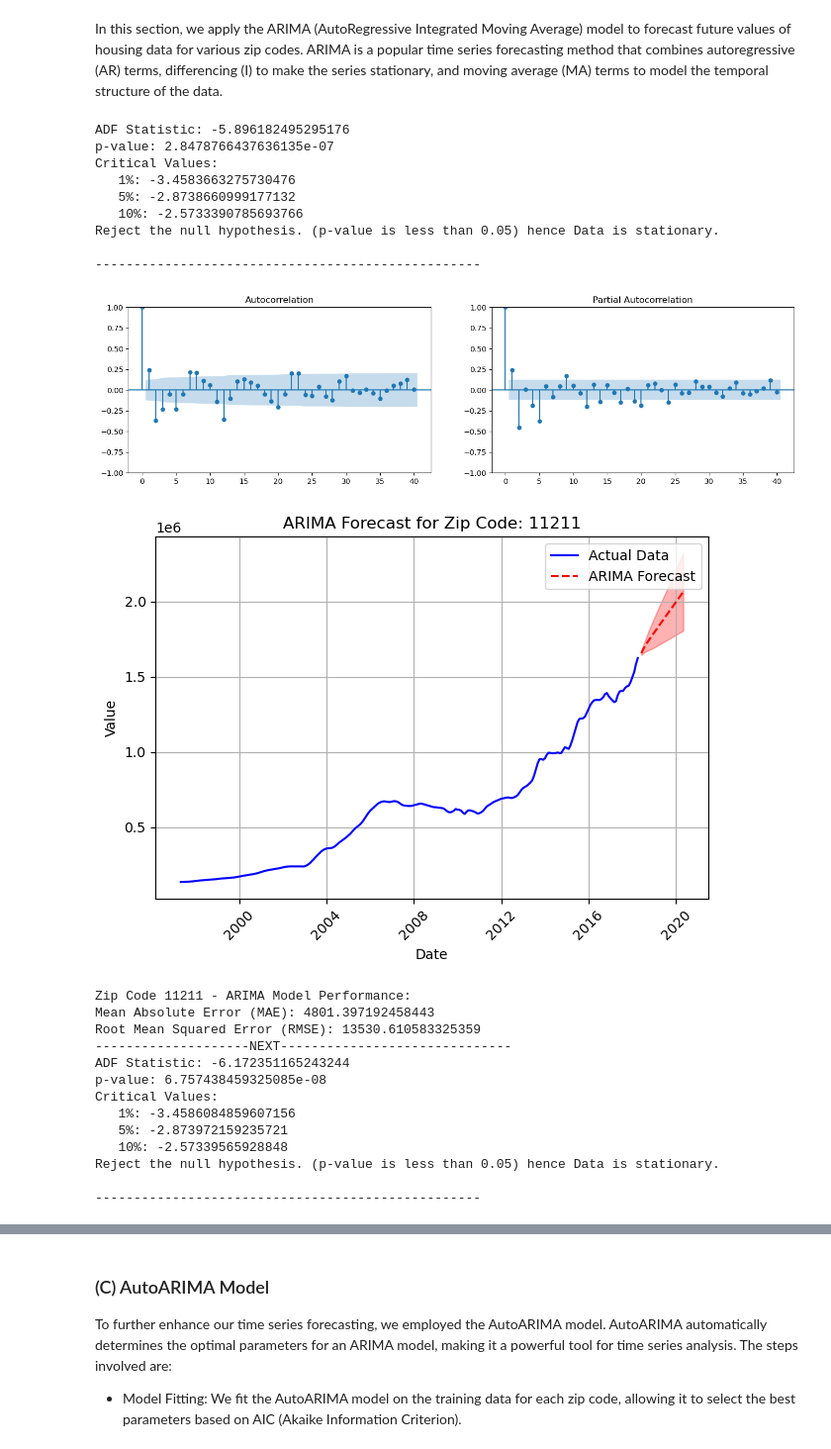
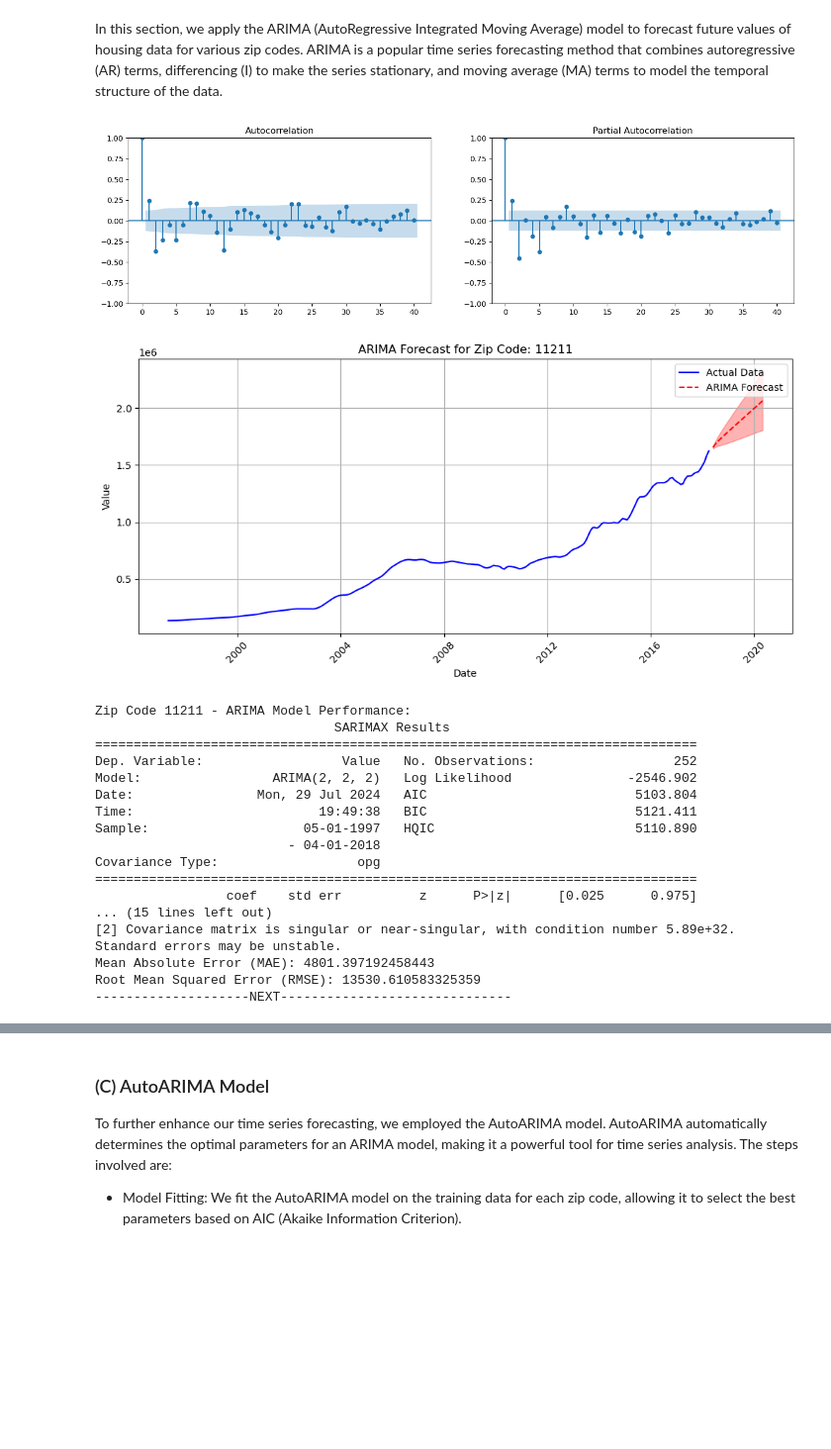
Before and after one commit to PaulMuniu/Phase-4-Group-Project, a Jupyter notebook: Student.ipynb, the cells around one changed output, grey strips where cells are left out. Shown at 99% size. Drawn from its saved outputs; the diff is of its cells as text; code cells hidden in the pictures; blank space fills up the shorter version.

```diff
--- a/Student.ipynb
+++ b/Student.ipynb
@@ -695,17 +695,19 @@ Date
 # %% [markdown]
 ##### Visualize Time Series for each ZipCode.
 # %%
-# Create the subplots
 plt.figure(figsize=(15, 10))
-plt.suptitle('Time Series of Property Values by Zip Code', fontsize=16, weight='bold')
+plt.suptitle('Time Series of Property Values by Zip Code.', fontsize=16, weight='bold')
 
 for index, zipcode in enumerate(zipcodes):
-    plt.subplot(3, 2, index+1)
-    df_ts[index]['Value'].plot()
-    plt.title(f'Zip code: {zipcode}', weight='bold')
-    plt.xlabel('Date')
-    plt.ylabel('Value')
-    plt.grid(True)
+    ax = plt.subplot(3, 2, index + 1)
+    df_ts[index]['Value'].plot(ax=ax)
+    ax.set_title(f'Zip code: {zipcode}', weight='bold')
+    ax.set_xlabel('Date')
+    ax.set_ylabel('Value')
+    ax.grid(True, which = 'both', color='black', linestyle='--', linewidth=0.5)
+
+    # Set background color
+    ax.set_facecolor('darkgrey')
 
 plt.tight_layout()
 plt.show();
@@ -1014,6 +1016,7 @@ for i, df in enumerate(df_ts):
     plt.title(f'Simple Moving Average for Zip Code: {zip_code}')
     plt.xlabel('Date')
     plt.ylabel('Value')
+    plt.grid(True,  color='darkgray')
     plt.legend()
     plt.show();
 
@@ -1058,6 +1061,9 @@ Root Mean Squared Error (RMSE): 68637.47325718944
 # %% [markdown]
 In this section, we apply the ARIMA (AutoRegressive Integrated Moving Average) model to forecast future values of housing data for various zip codes. ARIMA is a popular time series forecasting method that combines autoregressive (AR) terms, differencing (I) to make the series stationary, and moving average (MA) terms to model the temporal structure of the data.
 # %%
+from statsmodels.graphics.tsaplots import plot_acf, plot_pacf
+from sklearn.metrics import mean_absolute_error, mean_squared_error
+
 # Function to fit ARIMA model and evaluate performance
 def fit_arima_model(df, p, d, q):
     # Fit the ARIMA model
@@ -1071,7 +1077,7 @@ def fit_arima_model(df, p, d, q):
     forecast_values = forecast.predicted_mean
     conf_int = forecast.conf_int()  # confidence intervals
 
-    # Calculate errors
+    # Calc. errors
     y_true = df['Value'].dropna()
     y_pred = arima_result.fittedvalues
     mae = mean_absolute_error(y_true, y_pred)
@@ -1083,67 +1089,63 @@ def fit_arima_model(df, p, d, q):
 for i, df in enumerate(df_ts):
     zip_code = zipcodes[i]
 
-    # Difference the data
+    # Differencing
     df['Value_diff'] = df['Value'].diff().diff().dropna()
-
-    # Perform ADF test to check for stationarity after differencing
-    p_value = adf_test(df['Value_diff'])
-
 
     # Plot ACF and PACF to identify AR and MA terms
     fig, axes = plt.subplots(1, 2, figsize=(16, 4))
     plot_acf(df['Value_diff'].dropna(), lags=40, ax=axes[0])
     plot_pacf(df['Value_diff'].dropna(), lags=40, ax=axes[1])
     plt.show()
 
+    # ARIMA model parameters
     p, d, q = 2, 2, 2
 
     # Fit ARIMA model and get performance metrics
     arima_result, forecast_index, forecast_values, conf_int, mae, rmse = fit_arima_model(df, p, d, q)
 
-    # Plot actual vs forecast
+    # actual vs forecast
+    plt.figure(figsize=(10, 5))
     plt.plot(df.index, df['Value'], label='Actual Data', color='blue')
     plt.plot(forecast_index, forecast_values, label='ARIMA Forecast', color='red', linestyle='--')
 
     # Plot confidence intervals
     plt.fill_between(forecast_index, conf_int.iloc[:, 0], conf_int.iloc[:, 1], color='red', alpha=0.3)
 
     plt.title(f'ARIMA Forecast for Zip Code: {zip_code}')
     plt.xlabel('Date')
     plt.ylabel('Value')
     plt.legend()
     plt.grid(True)
     plt.xticks(rotation=45)
+    plt.grid(True)
     plt.tight_layout()
-    plt.show()
+    plt.show();
 
+    # Print ARIMA model summary and performance
     print(f'Zip Code {zip_code} - ARIMA Model Performance:')
+    print(arima_result.summary())  # Model summary
     print(f'Mean Absolute Error (MAE): {mae}')
     print(f'Root Mean Squared Error (RMSE): {rmse}')
     print('--------------------NEXT------------------------------')
 # %% [output]
-ADF Statistic: -5.896182495295176
-p-value: 2.8478766437636135e-07
-Critical Values:
-   1%: -3.4583663275730476
-   5%: -2.8738660999177132
-   10%: -2.5733390785693766
-Reject the null hypothesis. (p-value is less than 0.05) hence Data is stationary.
-
---------------------------------------------------
 [figure]
-[figure, old version]
+[figure, new version]
-Zip Code 11211 - ARIMA Model Performance:
-Mean Absolute Error (MAE): 4801.397192458443
-Root Mean Squared Error (RMSE): 13530.610583325359
---------------------NEXT------------------------------
-ADF Statistic: -6.172351165243244
-p-value: 6.757438459325085e-08
-Critical Values:
-   1%: -3.4586084859607156
-   5%: -2.873972159235721
-   10%: -2.57339565928848
-Reject the null hypothesis. (p-value is less than 0.05) hence Data is stationary.
-
---------------------------------------------------
+Zip Code 11211 - ARIMA Model Performance:
+                               SARIMAX Results
+==============================================================================
+Dep. Variable:                  Value   No. Observations:                  252
+Model:                 ARIMA(2, 2, 2)   Log Likelihood               -2546.902
+Date:                Mon, 29 Jul 2024   AIC                           5103.804
+Time:                        19:49:38   BIC                           5121.411
+Sample:                    05-01-1997   HQIC                          5110.890
+                         - 04-01-2018
+Covariance Type:                  opg
+==============================================================================
+                 coef    std err          z      P>|z|      [0.025      0.975]
+... (15 lines left out)
+[2] Covariance matrix is singular or near-singular, with condition number 5.89e+32. Standard errors may be unstable.
+Mean Absolute Error (MAE): 4801.397192458443
+Root Mean Squared Error (RMSE): 13530.610583325359
+--------------------NEXT------------------------------
 [figure]
```
Also changed, not shown: parts of 14 cells of this notebook.
